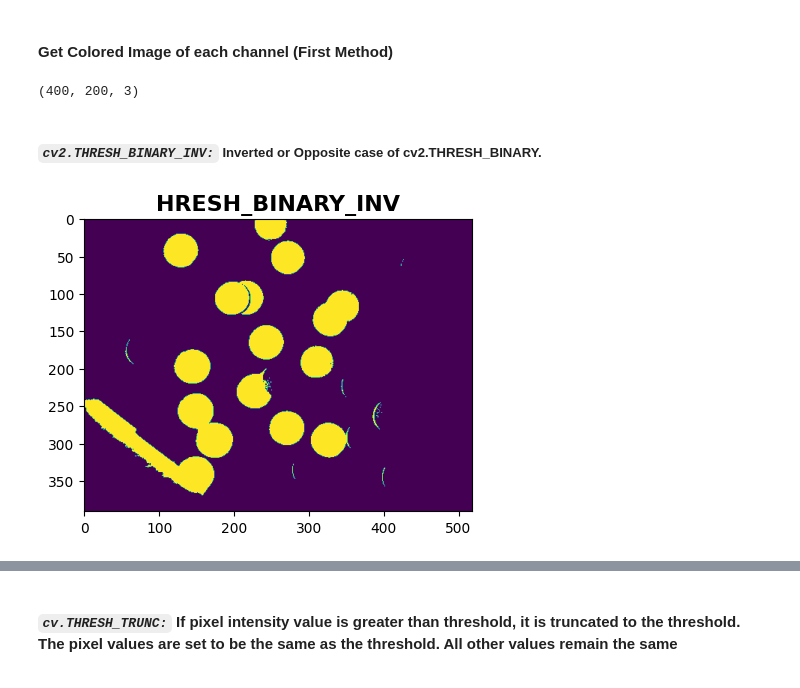
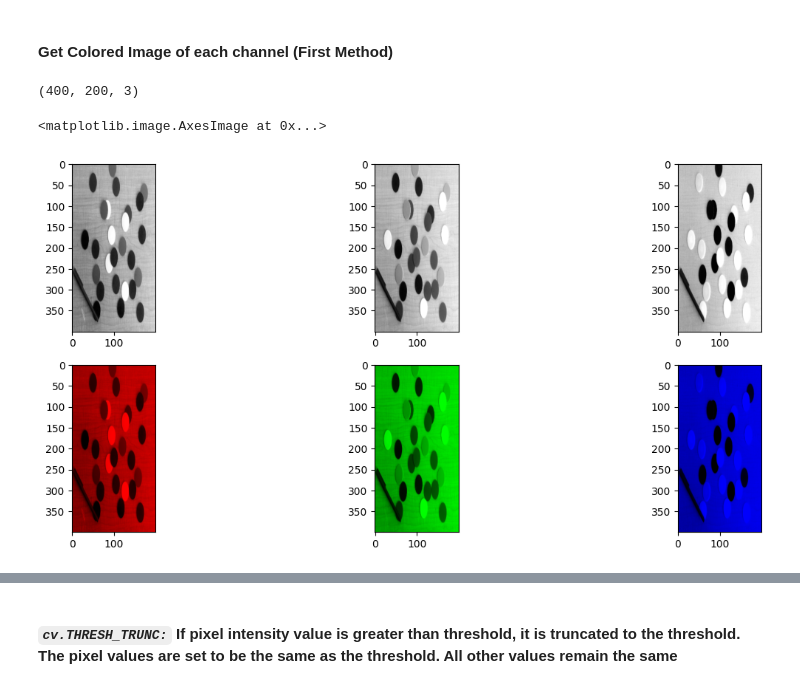
Before and after one commit to ZiaUrRehman-bit/Computer-Vision-Course, a Jupyter notebook: Lab 04/Lab04ComputerVision.ipynb, the cells around one changed output, grey strips where cells are left out. Drawn from its saved outputs; the diff is of its cells as text; code cells hidden in the pictures.

```diff
--- a/Lab 04/Lab04ComputerVision.ipynb
+++ b/Lab 04/Lab04ComputerVision.ipynb
@@ -59,17 +59,35 @@ def colorChannelImages(image):
     redImage = cv2.merge([zeroChannel, zeroChannel, r])
 
     return blueImage, greenImage, redImage
+# %%
+path = "C:\\Users\\hp\\Google Drive\\Fiverr Work\\2022\\33. Computer Vision Course\\pictures"
+
+img = cv2.imread(path+"\\coloredChips.png")
+imgResized = cv2.resize(img, (200, 400))
+
+print(imgResized.shape)
+
+b, g, r = getGrayscaleImages(imgResized)
+blue, green, red = colorChannelImages(imgResized)
+
+plt.figure(figsize=(15,10))
+plt.subplot(3,3,1)
+plt.imshow(b, cmap="gray")
+plt.subplot(3,3,2)
+plt.imshow(g, cmap="gray")
+plt.subplot(3,3,3)
+plt.imshow(r, cmap="gray")
+plt.subplot(3,3,4)
+plt.imshow(blue, cmap="gray")
+plt.subplot(3,3,5)
+plt.imshow(green, cmap="gray")
+plt.subplot(3,3,6)
+plt.imshow(red, cmap="gray")
+# %% [output]
+(400, 200, 3)
+<matplotlib.image.AxesImage at 0x...>
+[figure, added]
 # %%
-path ="C:\\Users\\hp\\Google Drive\\Fiverr Work\\2022\\15. Teaching OpenCV to Client\\Pics+scripts\\Pictures"
-
-img = cv2.imread(path + "\\colorStripe.png")
-imgResized = cv2.resize(img, (200, 400))
-
-print(imgResized.shape)
-
-b, g, r = getGrayscaleImages(imgResized)
-blue, green, red = colorChannelImages(imgResized)
-
 grayscalResult = np.hstack((b, g, r))
 colorResult = np.hstack((blue, green, red))
 
@@ -79,21 +97,3 @@ cv2.imshow("color channel Images", colorResult)
 
 cv2.waitKey()
 cv2.destroyAllWindows()
-# %% [output]
-(400, 200, 3)
-# %% [markdown]
-##### *`cv2.THRESH_BINARY_INV:`* Inverted or Opposite case of cv2.THRESH_BINARY.
-# %%
-lb = 120
-ub = 200
-ret, thresh2 = cv2.threshold(imgGray, lb, ub, cv2.THRESH_BINARY_INV)
-
-plt.figure(figsize=(5,5))
-plt.imshow(thresh2)
-plt.title("HRESH_BINARY_INV", fontsize = 16, fontweight = 'bold')
-
-cv2.imshow("HRESH_BINARY_INV", thresh2)
-cv2.waitKey(0)
-cv2.destroyAllWindows()
-# %% [output]
-[figure, removed]
```
Also changed, not shown: parts of 3 cells of this notebook.
